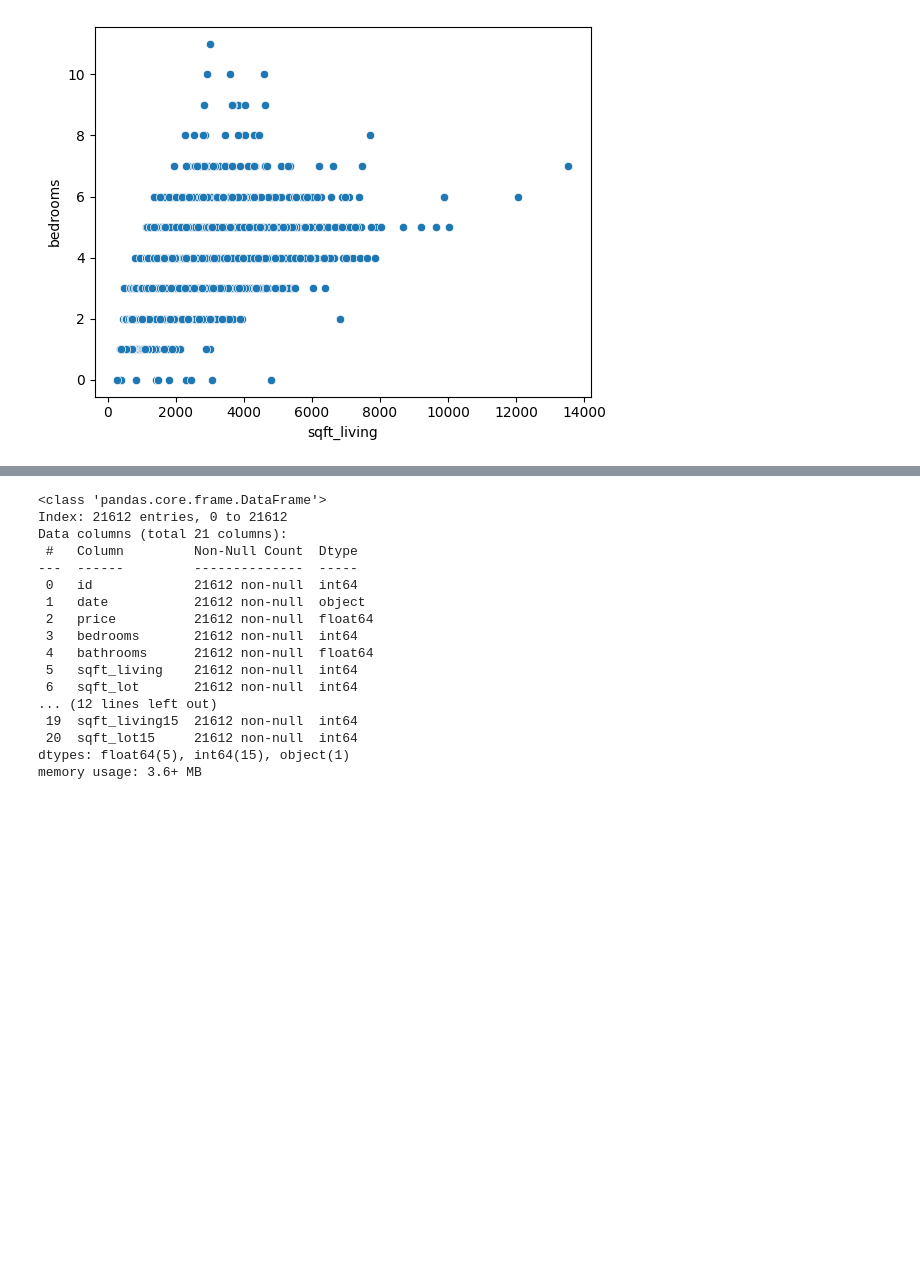
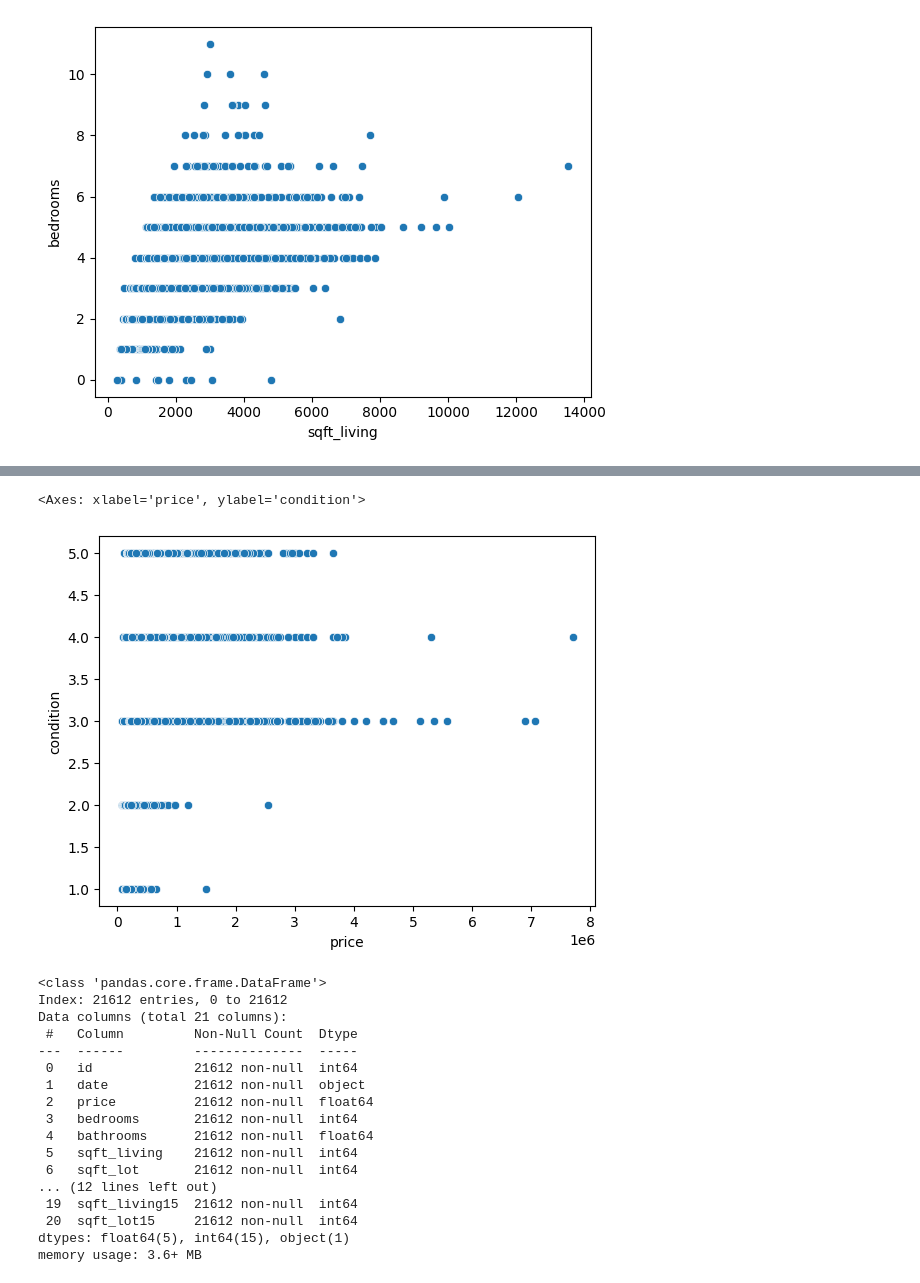
Before and after one commit to CodyDong/schulich_data_science, a Jupyter notebook: Assignment 3.ipynb, the cells around one changed output, grey strips where cells are left out. Drawn from its saved outputs; the diff is of its cells as text; code cells hidden in the pictures; blank space fills up the shorter version.

```diff
--- a/Assignment 3.ipynb
+++ b/Assignment 3.ipynb
@@ -190,3 +176,8 @@ sns.scatterplot(data= house, y= 'bedrooms',x='sqft_living')
+# %%
+sns.scatterplot(data= house, y= 'condition',x='price')
+# %% [output]
+<Axes: xlabel='price', ylabel='condition'>
+[figure, added]
 # %%
 house.info()
 # %% [output]
```
Also changed, not shown: parts of 16 cells of this notebook.
